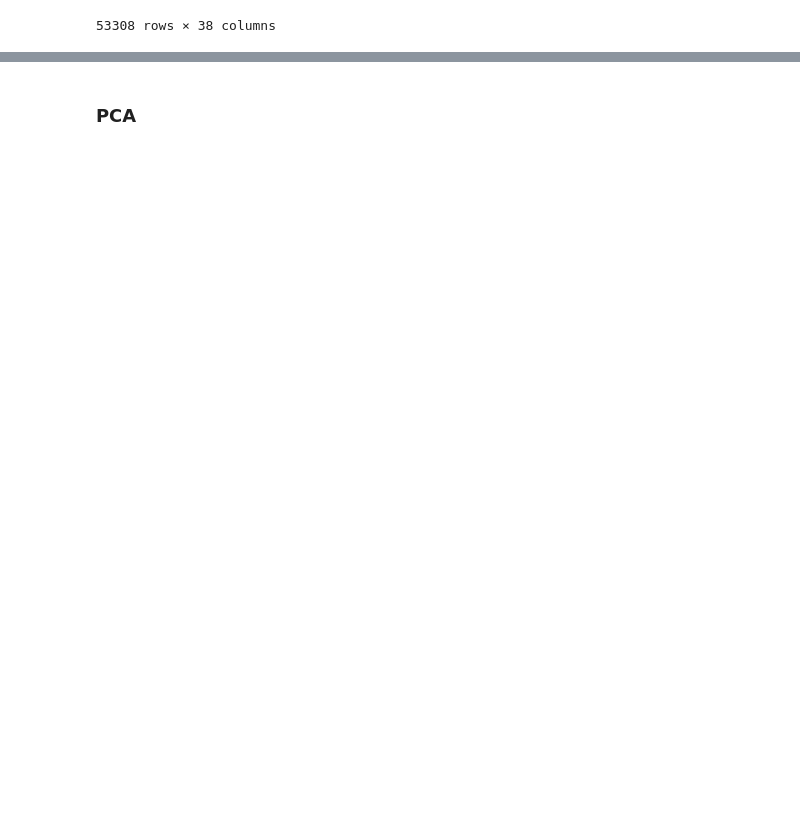
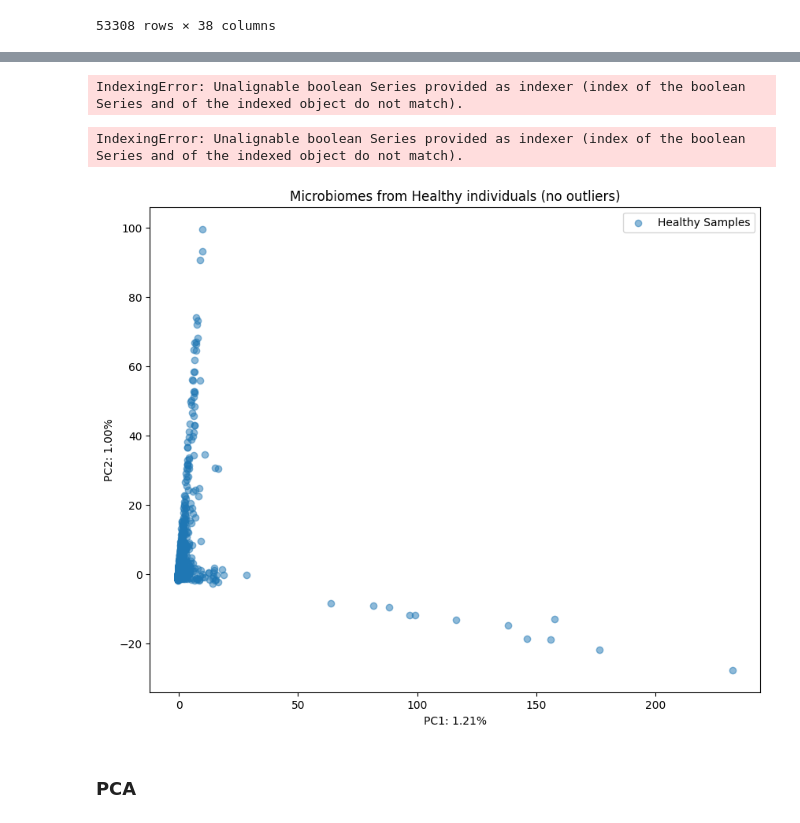
Before and after one commit to manuelgug/ML_disease_prediction_microbiome, a Jupyter notebook: MIcrobiome_x_Health_ML.ipynb, the cells around one changed output, grey strips where cells are left out. Drawn from its saved outputs; the diff is of its cells as text; code cells hidden in the pictures; blank space fills up the shorter version.

```diff
--- a/MIcrobiome_x_Health_ML.ipynb
+++ b/MIcrobiome_x_Health_ML.ipynb
@@ -174,0 +247,9 @@ plt.show()
+# %%
+outliers.index = pivoted_df_Healthy.index
+# %%
+outliers = pd.DataFrame(outliers)
+outliers_ = outliers[outliers[0]]
+outliers_ = pd.DataFrame(outliers_.index)
+# %%
+#remove outliers from pivoted_df_Healthy and healthy metadata
+pivoted_df_Healthy = pivoted_df_Healthy[~pivoted_df_Healthy.index.isin(outliers_["loaded_uid"])]
@@ -175,2 +307,44 @@ plt.show()
+# %%
+healthy_metadata.loc[outliers, "uid"]
+# %% [output]
+IndexingError: Unalignable boolean Series provided as indexer (index of the boolean Series and of the indexed object do not match).
+# %%
+outlier_uids = healthy_metadata.loc[outliers, "uid"]
+
+# Remove rows where "uid" matches with the outliers
+filtered_healthy_metadata = healthy_metadata[~healthy_metadata["uid"].isin(outlier_uids)]
+# %% [output]
+IndexingError: Unalignable boolean Series provided as indexer (index of the boolean Series and of the indexed object do not match).
+# %%
+# Convert column names to strings
+pivoted_df_Healthy.columns = pivoted_df_Healthy.columns.astype(str)
+
+# Standardize data
+scaler = StandardScaler()
+pivoted_df_Healthy_standardized = scaler.fit_transform(pivoted_df_Healthy)
+
+# Perform PCA
+pca = PCA(n_components=2)
+pca_result = pca.fit_transform(pivoted_df_Healthy_standardized)
+
+# Create a DataFrame with standardized PCA results
+pca_df = pd.DataFrame(data=pca_result, columns=['PC1', 'PC2'])
+
+# Scatter plot of standardized PCA results
+plt.figure(figsize=(10, 8))
+
+# Show the percentage of variation explained by each PC
+explained_var_ratio = pca.explained_variance_ratio_
+plt.title(f'Microbiomes from Healthy individuals (no outliers)')
+plt.xlabel(f'PC1: {explained_var_ratio[0]*100:.2f}%')
+plt.ylabel(f'PC2: {explained_var_ratio[1]*100:.2f}%')
+
+# Scatter plot of standardized PCA results
+plt.scatter(pca_df['PC1'], pca_df['PC2'], alpha=0.5, label='Healthy Samples')
+
+plt.legend()
+plt.show()
+# %% [output]
+[figure, added]
 # %% [markdown]
 ### PCA
```
Also changed, not shown: parts of 29 cells of this notebook.
